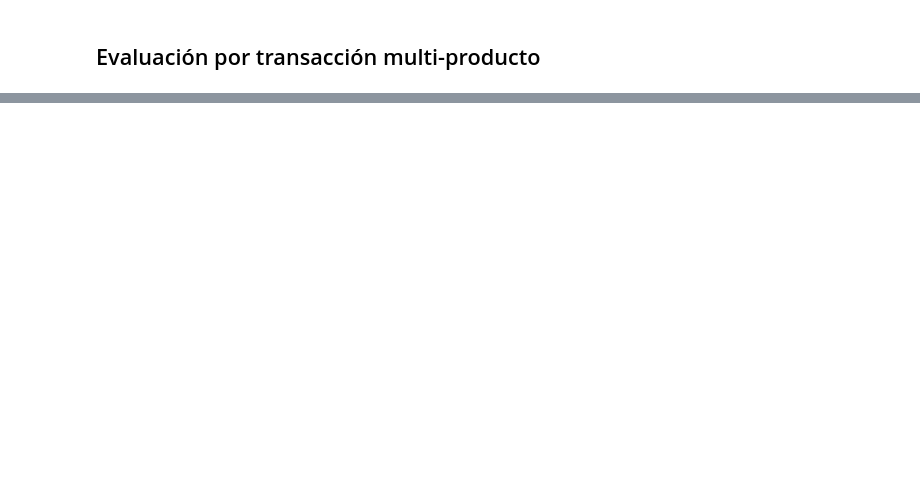
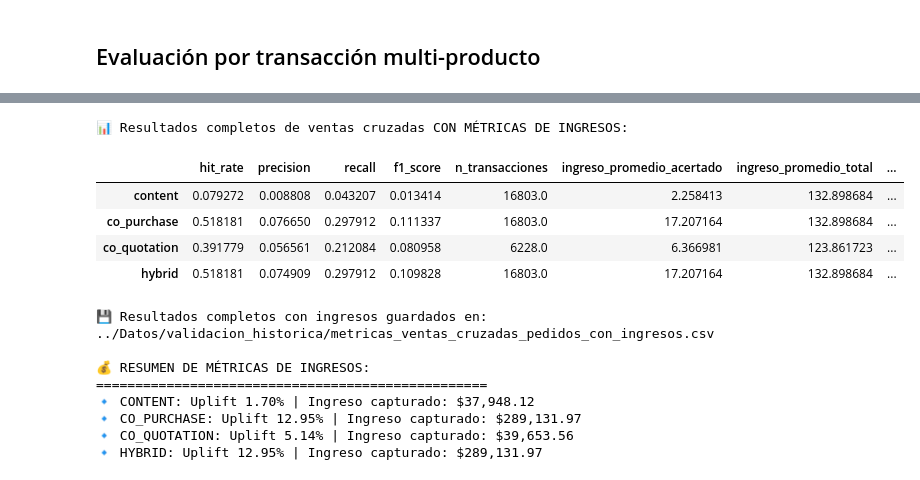
Before and after one commit to andreschaparr0/CoronaReto, a Jupyter notebook: Metricas de Algoritmos/validacion_B2C_hibrido.ipynb, the cells around one changed output, grey strips where cells are left out. Drawn from its saved outputs; the diff is of its cells as text; code cells hidden in the pictures; blank space fills up the shorter version.

```diff
--- a/Metricas de Algoritmos/validacion_B2C_hibrido.ipynb
+++ b/Metricas de Algoritmos/validacion_B2C_hibrido.ipynb
@@ -1242,0 +1314,36 @@ print("\n✅ EVALUACIÓN COMPLETA DE VENTAS CRUZADAS TERMINADA!")
+# %%
+# Mostrar resultados completos CON INGRESOS
+if resultados_ventas_cruzadas_completo:
+    resultados_df_completo = pd.DataFrame(resultados_ventas_cruzadas_completo).T
+    print("\n📊 Resultados completos de ventas cruzadas CON MÉTRICAS DE INGRESOS:")
+    display(resultados_df_completo)
+
+    # Guardar resultados completos con ingresos
+    output_dir = '../Datos/validacion_historica'
+    os.makedirs(output_dir, exist_ok=True)
+    resultados_df_completo.to_csv(f'{output_dir}/metricas_ventas_cruzadas_pedidos_con_ingresos.csv')
+    print(f"\n💾 Resultados completos con ingresos guardados en: {output_dir}/metricas_ventas_cruzadas_pedidos_con_ingresos.csv")
+
+    # Mostrar resumen de mejores métricas de ingresos
+    print(f"\n💰 RESUMEN DE MÉTRICAS DE INGRESOS:")
+    print("="*50)
+    for modelo in ['content', 'co_purchase', 'co_quotation', 'hybrid']:
+        if modelo in resultados_df_completo.index:
+            uplift = resultados_df_completo.loc[modelo, 'uplift_monetario_pct']
+            ingreso_acertado = resultados_df_completo.loc[modelo, 'ingreso_total_acertado']
+            print(f"🔹 {modelo.upper()}: Uplift {uplift:.2f}% | Ingreso capturado: ${ingreso_acertado:,.2f}")
+# %% [output]
+📊 Resultados completos de ventas cruzadas CON MÉTRICAS DE INGRESOS:
+|  | hit_rate | precision | recall | f1_score | n_transacciones | ingreso_promedio_acertado | ingreso_promedio_total | ... |
+| content | 0.079272 | 0.008808 | 0.043207 | 0.013414 | 16803.0 | 2.258413 | 132.898684 | ... |
+| co_purchase | 0.518181 | 0.076650 | 0.297912 | 0.111337 | 16803.0 | 17.207164 | 132.898684 | ... |
+| co_quotation | 0.391779 | 0.056561 | 0.212084 | 0.080958 | 6228.0 | 6.366981 | 123.861723 | ... |
+| hybrid | 0.518181 | 0.074909 | 0.297912 | 0.109828 | 16803.0 | 17.207164 | 132.898684 | ... |
+💾 Resultados completos con ingresos guardados en: ../Datos/validacion_historica/metricas_ventas_cruzadas_pedidos_con_ingresos.csv
+
+💰 RESUMEN DE MÉTRICAS DE INGRESOS:
+==================================================
+🔹 CONTENT: Uplift 1.70% | Ingreso capturado: $37,948.12
+🔹 CO_PURCHASE: Uplift 12.95% | Ingreso capturado: $289,131.97
+🔹 CO_QUOTATION: Uplift 5.14% | Ingreso capturado: $39,653.56
+🔹 HYBRID: Uplift 12.95% | Ingreso capturado: $289,131.97
```
Also changed, not shown: parts of 18 cells of this notebook, 5 other files.
